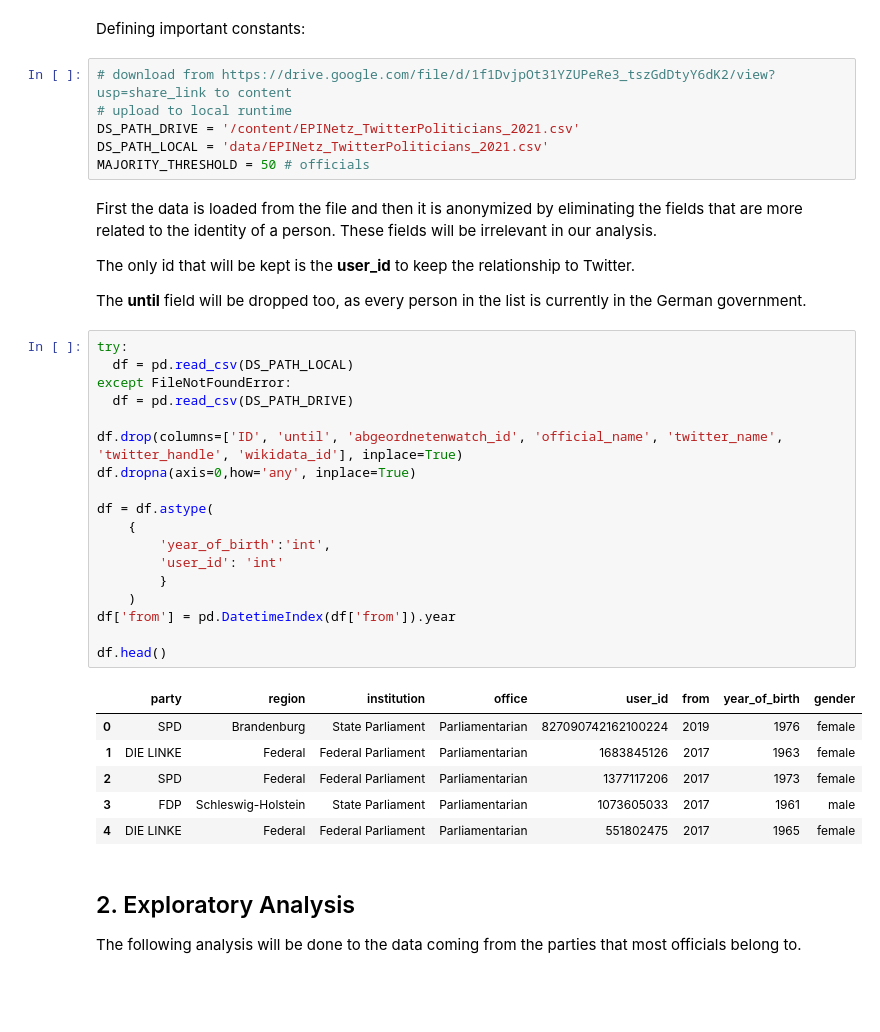
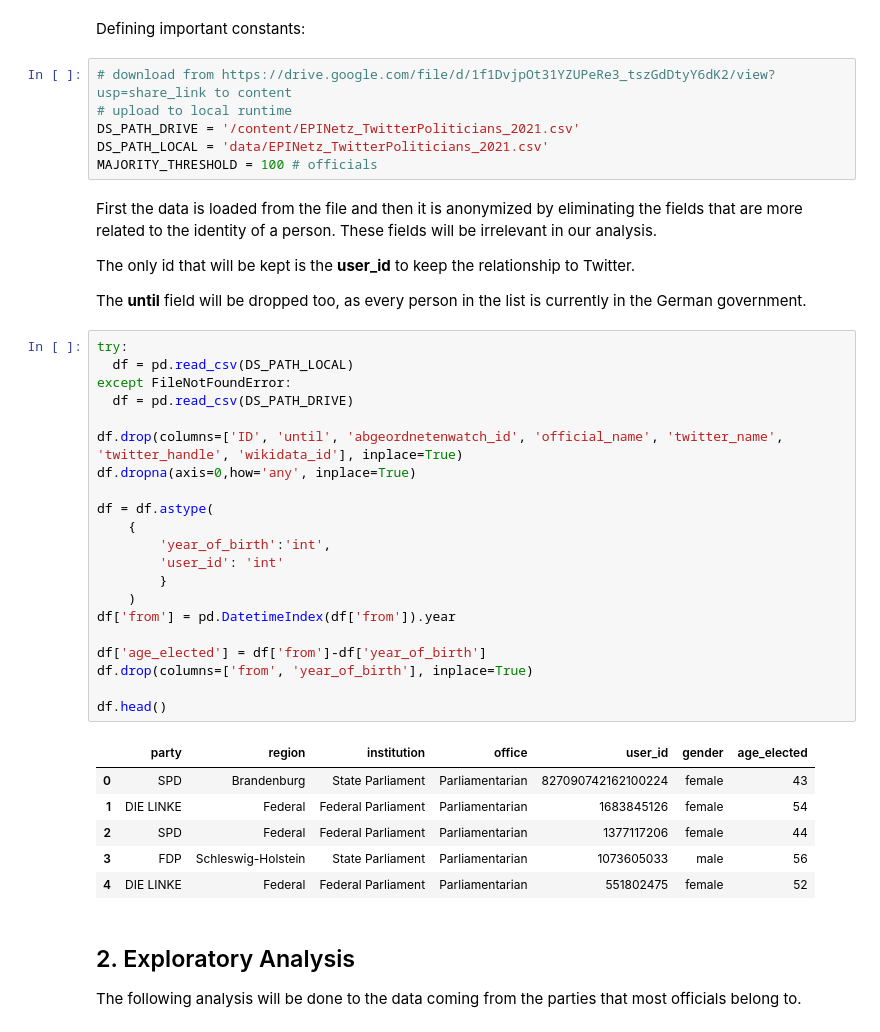
Before and after one commit to AlbertoRomanRamosRodriguez/proyecto-final-adpy, a Jupyter notebook: exploration.ipynb, the cells around one changed output. Drawn from its saved outputs; the diff is of its cells as text; blank space fills up the shorter version.

```diff
--- a/exploration.ipynb
+++ b/exploration.ipynb
@@ -21,7 +23,7 @@ Defining important constants:
 # upload to local runtime
 DS_PATH_DRIVE = '/content/EPINetz_TwitterPoliticians_2021.csv'
 DS_PATH_LOCAL = 'data/EPINetz_TwitterPoliticians_2021.csv'
-MAJORITY_THRESHOLD = 50 # officials
+MAJORITY_THRESHOLD = 100 # officials
 # %% [markdown]
 First the data is loaded from the file and then it is anonymized by eliminating the fields that are more related to the identity of a person. These fields will be irrelevant in our analysis.
 
@@ -31,28 +33,31 @@ The __until__ field will be dropped too, as every person in the list is currentl
 # %%
 try:
   df = pd.read_csv(DS_PATH_LOCAL)
 except FileNotFoundError:
   df = pd.read_csv(DS_PATH_DRIVE)
 
 df.drop(columns=['ID', 'until', 'abgeordnetenwatch_id', 'official_name', 'twitter_name', 'twitter_handle', 'wikidata_id'], inplace=True)
 df.dropna(axis=0,how='any', inplace=True)
 
 df = df.astype(
     {
         'year_of_birth':'int',
         'user_id': 'int'
         }
     )
 df['from'] = pd.DatetimeIndex(df['from']).year
 
+df['age_elected'] = df['from']-df['year_of_birth']
+df.drop(columns=['from', 'year_of_birth'], inplace=True)
+
 df.head()
 # %% [output]
-|  | party | region | institution | office | user_id | from | year_of_birth | gender |
-| 0 | SPD | Brandenburg | State Parliament | Parliamentarian | 827090742162100224 | 2019 | 1976 | female |
-| 1 | DIE LINKE | Federal | Federal Parliament | Parliamentarian | 1683845126 | 2017 | 1963 | female |
-| 2 | SPD | Federal | Federal Parliament | Parliamentarian | 1377117206 | 2017 | 1973 | female |
-| 3 | FDP | Schleswig-Holstein | State Parliament | Parliamentarian | 1073605033 | 2017 | 1961 | male |
-| 4 | DIE LINKE | Federal | Federal Parliament | Parliamentarian | 551802475 | 2017 | 1965 | female |
+|  | party | region | institution | office | user_id | gender | age_elected |
+| 0 | SPD | Brandenburg | State Parliament | Parliamentarian | 827090742162100224 | female | 43 |
+| 1 | DIE LINKE | Federal | Federal Parliament | Parliamentarian | 1683845126 | female | 54 |
+| 2 | SPD | Federal | Federal Parliament | Parliamentarian | 1377117206 | female | 44 |
+| 3 | FDP | Schleswig-Holstein | State Parliament | Parliamentarian | 1073605033 | male | 56 |
+| 4 | DIE LINKE | Federal | Federal Parliament | Parliamentarian | 551802475 | female | 52 |
 # %% [markdown]
 ## 2. Exploratory Analysis
 
```
Also changed, not shown: parts of 29 cells of this notebook.
